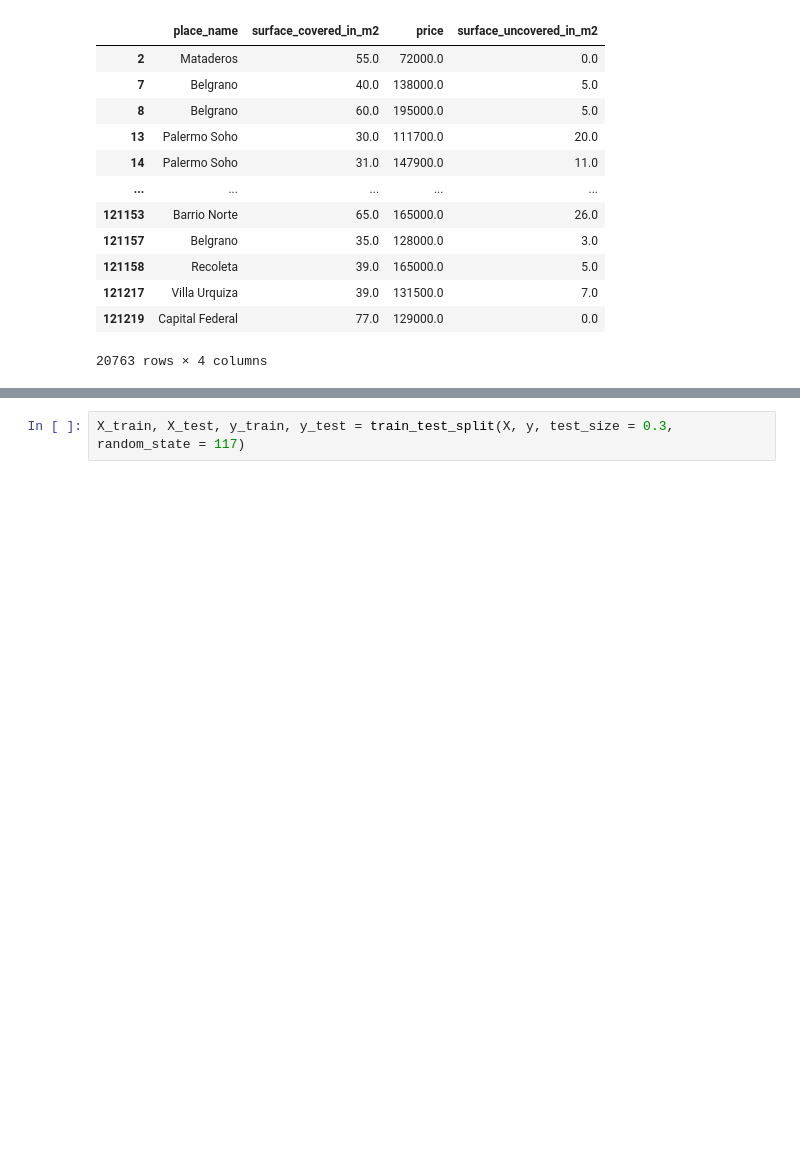
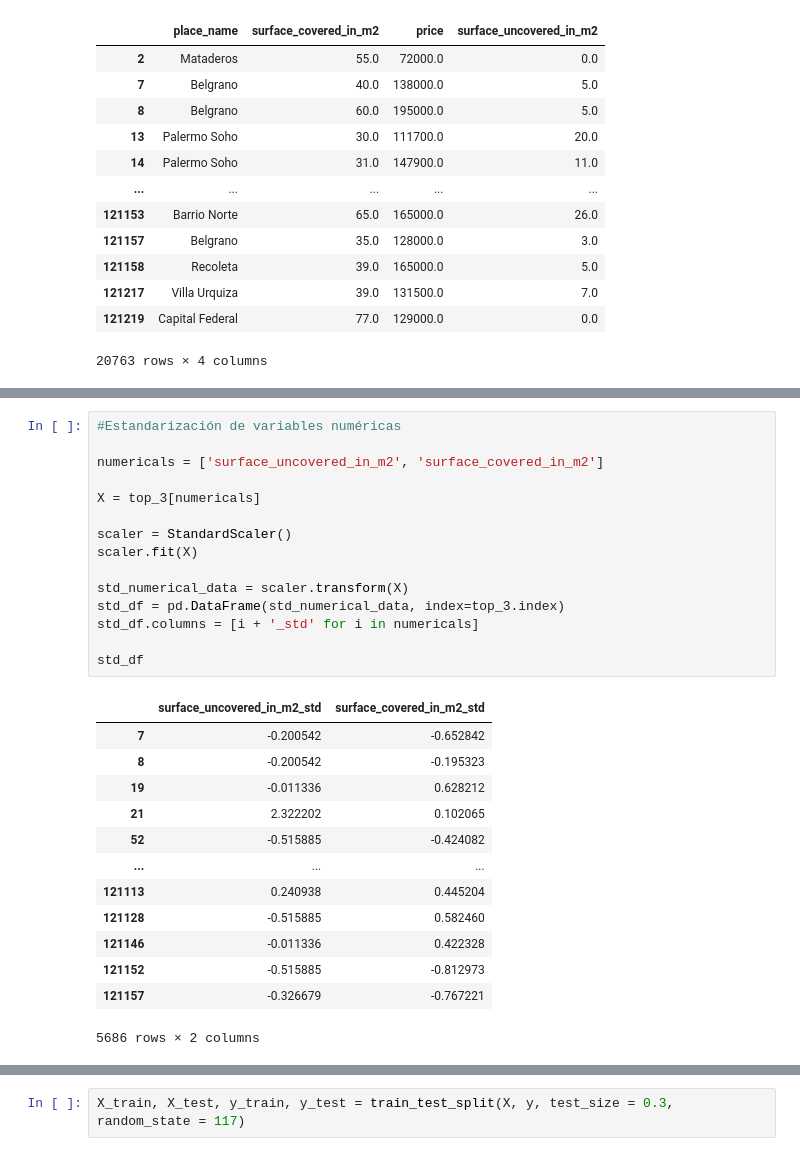
Before and after one commit to JuanMartin-Garcia/TP2_DataScience, a Jupyter notebook: TP2_Clean copy.ipynb, the cells around one changed output, grey strips where cells are left out. Saved outputs shown, nothing was run; the diff lists cells and outputs as text; blank space fills up the shorter version.

```diff
--- a/TP2_Clean copy.ipynb
+++ b/TP2_Clean copy.ipynb
@@ -359,0 +729,29 @@ y = capital_federal_apartment_clean.price
+# %%
+#Estandarización de variables numéricas
+
+numericals = ['surface_uncovered_in_m2', 'surface_covered_in_m2']
+
+X = top_3[numericals]
+
+scaler = StandardScaler()
+scaler.fit(X)
+
+std_numerical_data = scaler.transform(X)
+std_df = pd.DataFrame(std_numerical_data, index=top_3.index)
+std_df.columns = [i + '_std' for i in numericals]
+
+std_df
+# %% [output]
+|  | surface_uncovered_in_m2_std | surface_covered_in_m2_std |
+| 7 | -0.200542 | -0.652842 |
+| 8 | -0.200542 | -0.195323 |
+| 19 | -0.011336 | 0.628212 |
+| 21 | 2.322202 | 0.102065 |
+| 52 | -0.515885 | -0.424082 |
+| ... | ... | ... |
+| 121113 | 0.240938 | 0.445204 |
+| 121128 | -0.515885 | 0.582460 |
+| 121146 | -0.011336 | 0.422328 |
+| 121152 | -0.515885 | -0.812973 |
+| 121157 | -0.326679 | -0.767221 |
+5686 rows × 2 columns
```
Also changed, not shown: parts of 85 cells of this notebook, 1 other file.
